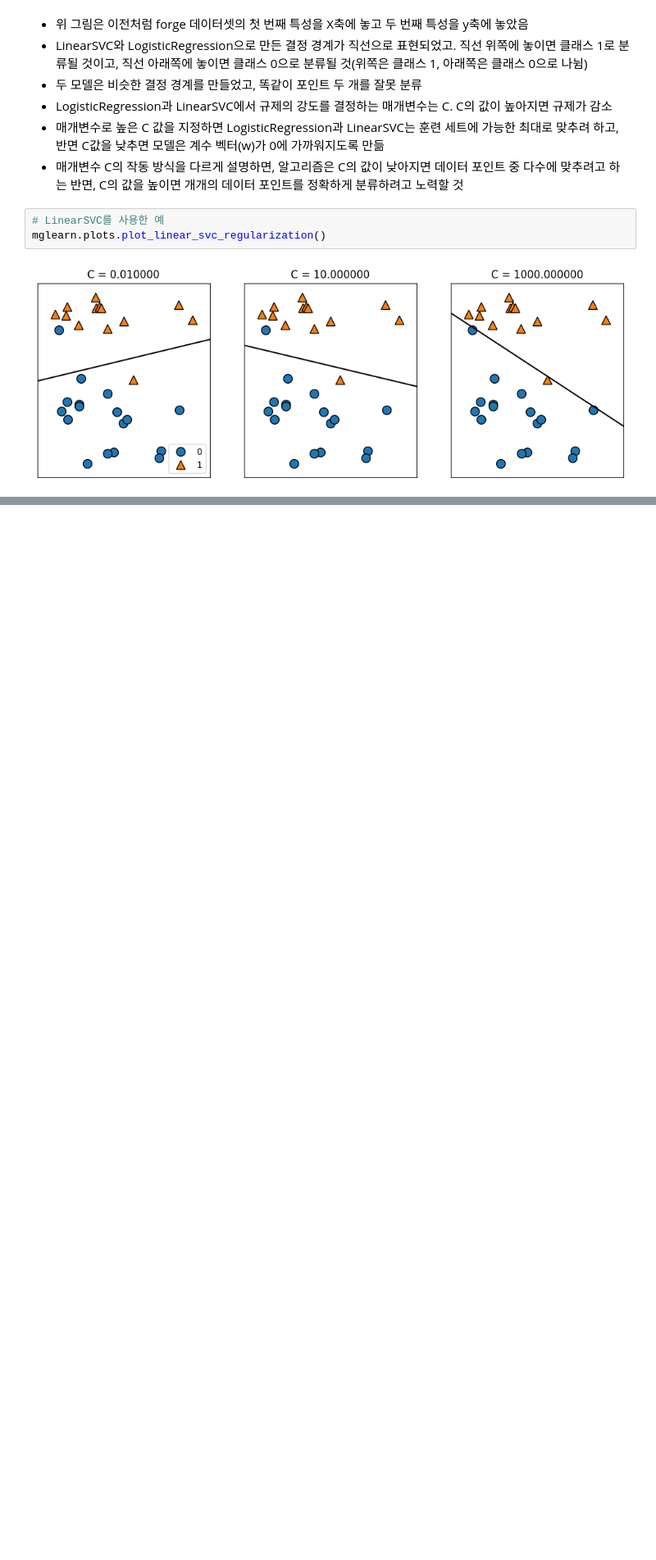
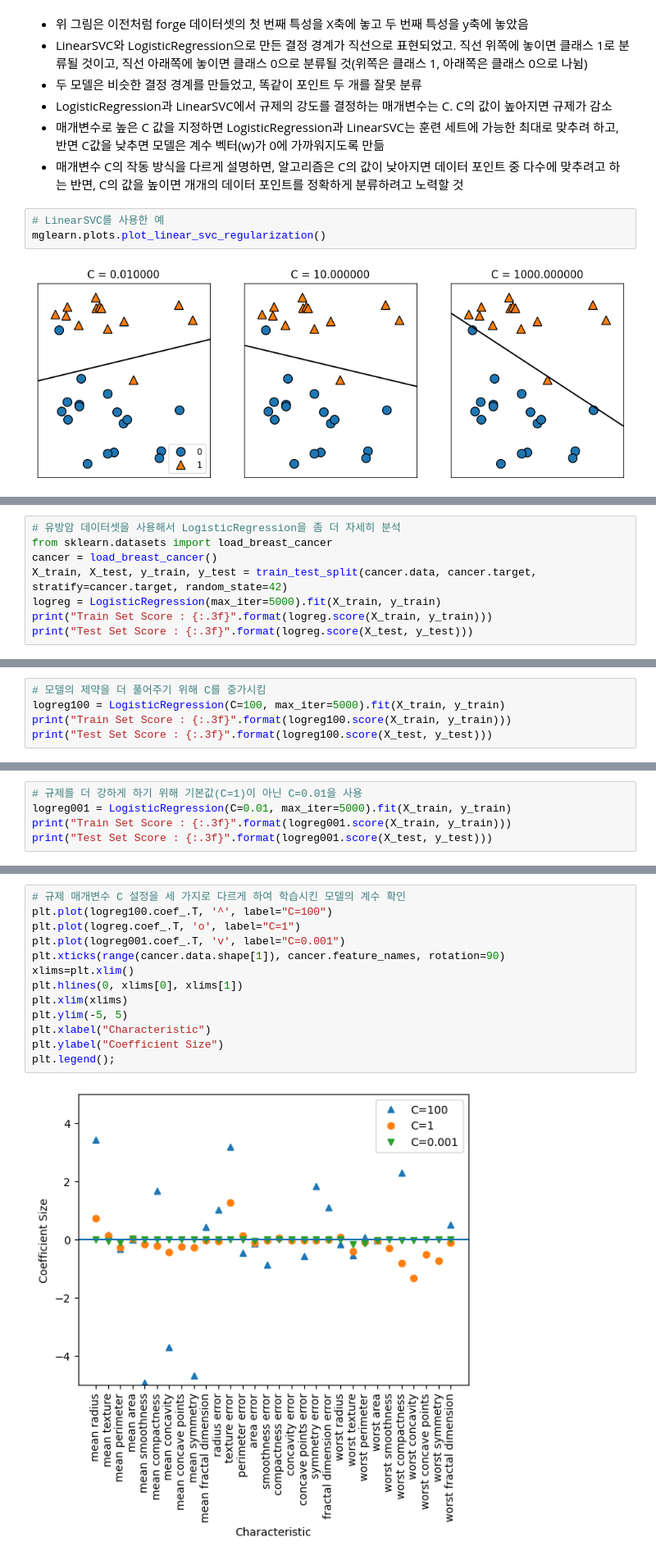
Before and after one commit to haribo09876/MachineLearning, a Jupyter notebook: 02. SupervisedLearning/03. SupervisedLearningAlgorithm.ipynb, the cells around one changed output, grey strips where cells are left out. Shown at 82% size. Drawn from its saved outputs; the diff is of its cells as text; blank space fills up the shorter version.

```diff
--- a/02. SupervisedLearning/03. SupervisedLearningAlgorithm.ipynb
+++ b/02. SupervisedLearning/03. SupervisedLearningAlgorithm.ipynb
@@ -464,0 +471,8 @@ mglearn.plots.plot_linear_svc_regularization()
+# %%
+# 유방암 데이터셋을 사용해서 LogisticRegression을 좀 더 자세히 분석
+from sklearn.datasets import load_breast_cancer
+cancer = load_breast_cancer()
+X_train, X_test, y_train, y_test = train_test_split(cancer.data, cancer.target, stratify=cancer.target, random_state=42)
+logreg = LogisticRegression(max_iter=5000).fit(X_train, y_train)
+print("Train Set Score : {:.3f}".format(logreg.score(X_train, y_train)))
+print("Test Set Score : {:.3f}".format(logreg.score(X_test, y_test)))
@@ -464,0 +485,5 @@ mglearn.plots.plot_linear_svc_regularization()
+# %%
+# 모델의 제약을 더 풀어주기 위해 C를 중가시킴
+logreg100 = LogisticRegression(C=100, max_iter=5000).fit(X_train, y_train)
+print("Train Set Score : {:.3f}".format(logreg100.score(X_train, y_train)))
+print("Test Set Score : {:.3f}".format(logreg100.score(X_test, y_test)))
@@ -464,0 +496,5 @@ mglearn.plots.plot_linear_svc_regularization()
+# %%
+# 규제를 더 강하게 하기 위해 기본값(C=1)이 아닌 C=0.01을 사용
+logreg001 = LogisticRegression(C=0.01, max_iter=5000).fit(X_train, y_train)
+print("Train Set Score : {:.3f}".format(logreg001.score(X_train, y_train)))
+print("Test Set Score : {:.3f}".format(logreg001.score(X_test, y_test)))
@@ -464,0 +504,15 @@ mglearn.plots.plot_linear_svc_regularization()
+# %%
+# 규제 매개변수 C 설정을 세 가지로 다르게 하여 학습시킨 모델의 계수 확인
+plt.plot(logreg100.coef_.T, '^', label="C=100")
+plt.plot(logreg.coef_.T, 'o', label="C=1")
+plt.plot(logreg001.coef_.T, 'v', label="C=0.001")
+plt.xticks(range(cancer.data.shape[1]), cancer.feature_names, rotation=90)
+xlims=plt.xlim()
+plt.hlines(0, xlims[0], xlims[1])
+plt.xlim(xlims)
+plt.ylim(-5, 5)
+plt.xlabel("Characteristic")
+plt.ylabel("Coefficient Size")
+plt.legend();
+# %% [output]
+[figure, added]
```
Also changed, not shown: parts of 28 cells of this notebook.
